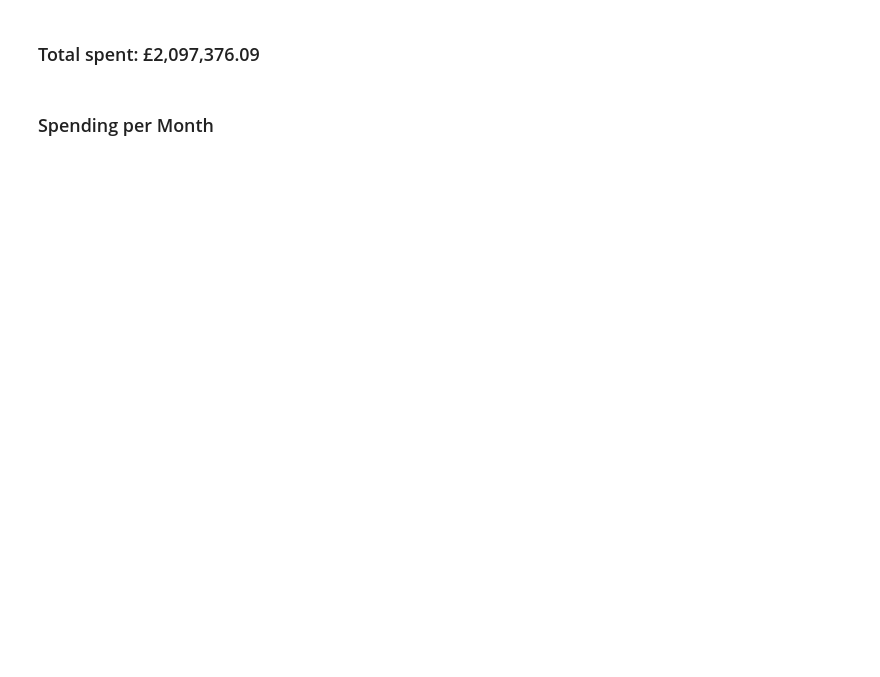
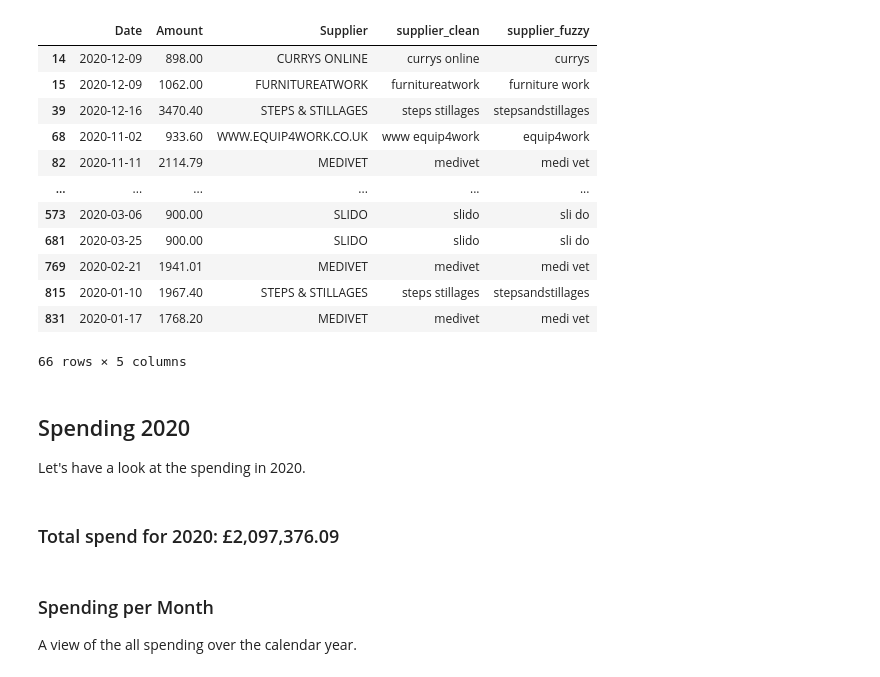
Before and after one commit to OtterOriented/home-office-spend-2020, a Jupyter notebook: HomeOffice.ipynb, the cells around one changed output. Drawn from its saved outputs; the diff is of its cells as text; code cells hidden in the pictures; blank space fills up the shorter version.

```diff
--- a/HomeOffice.ipynb
+++ b/HomeOffice.ipynb
@@ -101,0 +92,20 @@ spend['Supplier'] = spend['Supplier'].replace('TRUE GRIP OFF ROAD LTD', 'TRUE GR
+# %%
+# Some string preprocessing will speed up the fuzzy matching.
+spend['supplier_clean'] = spend['Supplier'].str.lower()  # Fuzz uses lowercase under the hood.
+
+spend['supplier_clean'].replace('adobe creative cloud', 'adobe', regex=False, inplace=True)
+spend['supplier_clean'].replace('creative cloud indiv', 'adobe', regex=False, inplace=True)
+spend['supplier_clean'].replace('sp beautifulb rows', 'sp beautiful brows', regex=False, inplace=True)
+spend['supplier_clean'].replace(r'(?i)\bl\b|\bltd\b|\blimited\b', '', regex=True, inplace=True)  # Ignore these common words.
+spend['supplier_clean'].replace(
+    r'(?i)\buk\b|\bservices\b|\bproducts\b|\binternational\b|\bsolutions\b|\bdistribution\b|\bcompany\b|\bco\b','',
+    regex=True, inplace=True
+)  # Ignore these common words.
+
+spend['supplier_clean'] = (
+    spend['supplier_clean'].str.replace('[^\s\w]+', ' ', regex=True)  # Non-alnum.
+    .str.replace('[\s]+', ' ', regex=True)  # Double spaces.
+    .str.strip()
+)
+
+spend
@@ -102,9 +126,61 @@ spend['Supplier'] = spend['Supplier'].replace('TRUE GRIP OFF ROAD LTD', 'TRUE GR
+# %%
+
+# Lists used to match fuzzy replacement values.
+supplier_clean = list(spend['supplier_clean'].unique())
+supplier_fuzzy = list(spend['supplier_clean'].unique())  # Store the new fuzzy value for grouping by supplier name.
+
+# Replace with best match.
+# An average score will be used as initial tests showed good results for this method.
+for i in range(len(supplier_clean) - 1):  # Ignore final item as there's nothing for it to compare with.
+    clean = supplier_clean[i]
+    for j in range(len(supplier_fuzzy)):
+        fuzzy = supplier_fuzzy[j]
+        if clean.replace(' ', '') == fuzzy:  # A simple comparison may be enough.
+            supplier_fuzzy[j] = clean
+        else:
+            score = 0
+            score += fuzz.ratio(clean, fuzzy)
+            score += fuzz.partial_ratio(clean, fuzzy)
+            score += fuzz.token_sort_ratio(clean, fuzzy)
+            score += fuzz.token_set_ratio(clean, fuzzy)
+            if score / 4 > 79:
+                supplier_fuzzy[j] = clean
+
+# Add the new fuzzy values to the DataFrame, some will remain unchanged from the `clean` value.
+spend['supplier_fuzzy'] = spend['supplier_clean']
+for i in range(len(supplier_clean)):
+    if supplier_clean[i] != supplier_fuzzy[i]:
+        spend['supplier_fuzzy'].replace(
+            supplier_clean[i], supplier_fuzzy[i], regex=False, inplace=True
+        )
+
+spend[spend['supplier_clean'] != spend['supplier_fuzzy']]
+# %% [output]
+|  | Date | Amount | Supplier | supplier_clean | supplier_fuzzy |
+| 14 | 2020-12-09 | 898.00 | CURRYS ONLINE | currys online | currys |
+| 15 | 2020-12-09 | 1062.00 | FURNITUREATWORK | furnitureatwork | furniture work |
+| 39 | 2020-12-16 | 3470.40 | STEPS & STILLAGES | steps stillages | stepsandstillages |
+| 68 | 2020-11-02 | 933.60 | WWW.EQUIP4WORK.CO.UK | www equip4work | equip4work |
+| 82 | 2020-11-11 | 2114.79 | MEDIVET | medivet | medi vet |
+| ... | ... | ... | ... | ... | ... |
+| 573 | 2020-03-06 | 900.00 | SLIDO | slido | sli do |
+| 681 | 2020-03-25 | 900.00 | SLIDO | slido | sli do |
+| 769 | 2020-02-21 | 1941.01 | MEDIVET | medivet | medi vet |
+| 815 | 2020-01-10 | 1967.40 | STEPS & STILLAGES | steps stillages | stepsandstillages |
+| 831 | 2020-01-17 | 1768.20 | MEDIVET | medivet | medi vet |
+66 rows × 5 columns
+# %% [markdown]
+## Spending 2020
+
+Let's have a look at the spending in 2020.
 # %%
 total_spend = spend['Amount'].sum()
-md(f'### Total spent: £{round(total_spend, 2):,}')
+md(f'### Total spend for 2020: £{round(total_spend, 2):,}')
 # %% [output]
-### Total spent: £2,097,376.09
+### Total spend for 2020: £2,097,376.09
-# %% [markdown]
-### Spending per Month
+# %% [markdown]
+### Spending per Month
+
+A view of the all spending over the calendar year.
 # %%
 plt.style.use('fivethirtyeight')
```
Also changed, not shown: parts of 19 cells of this notebook, 7 other files.
